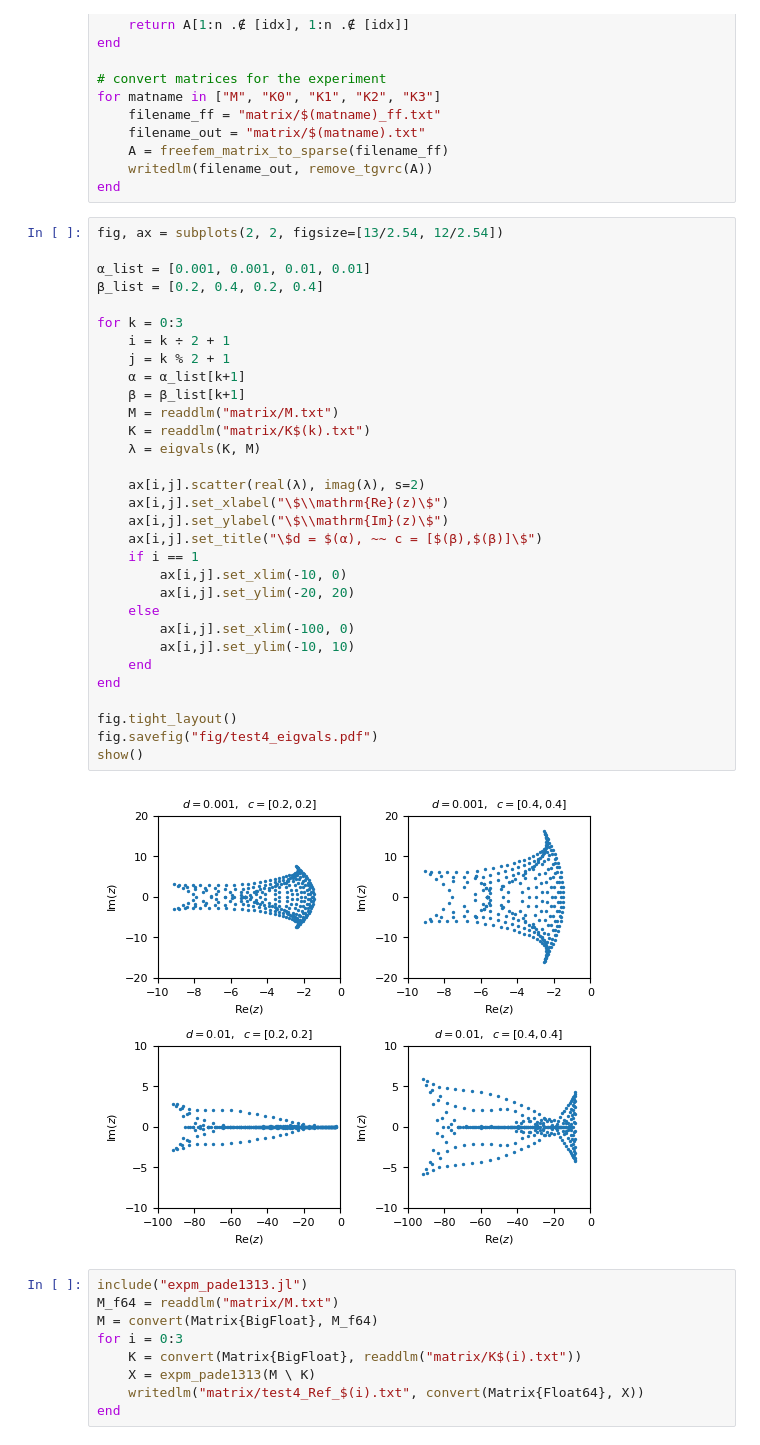
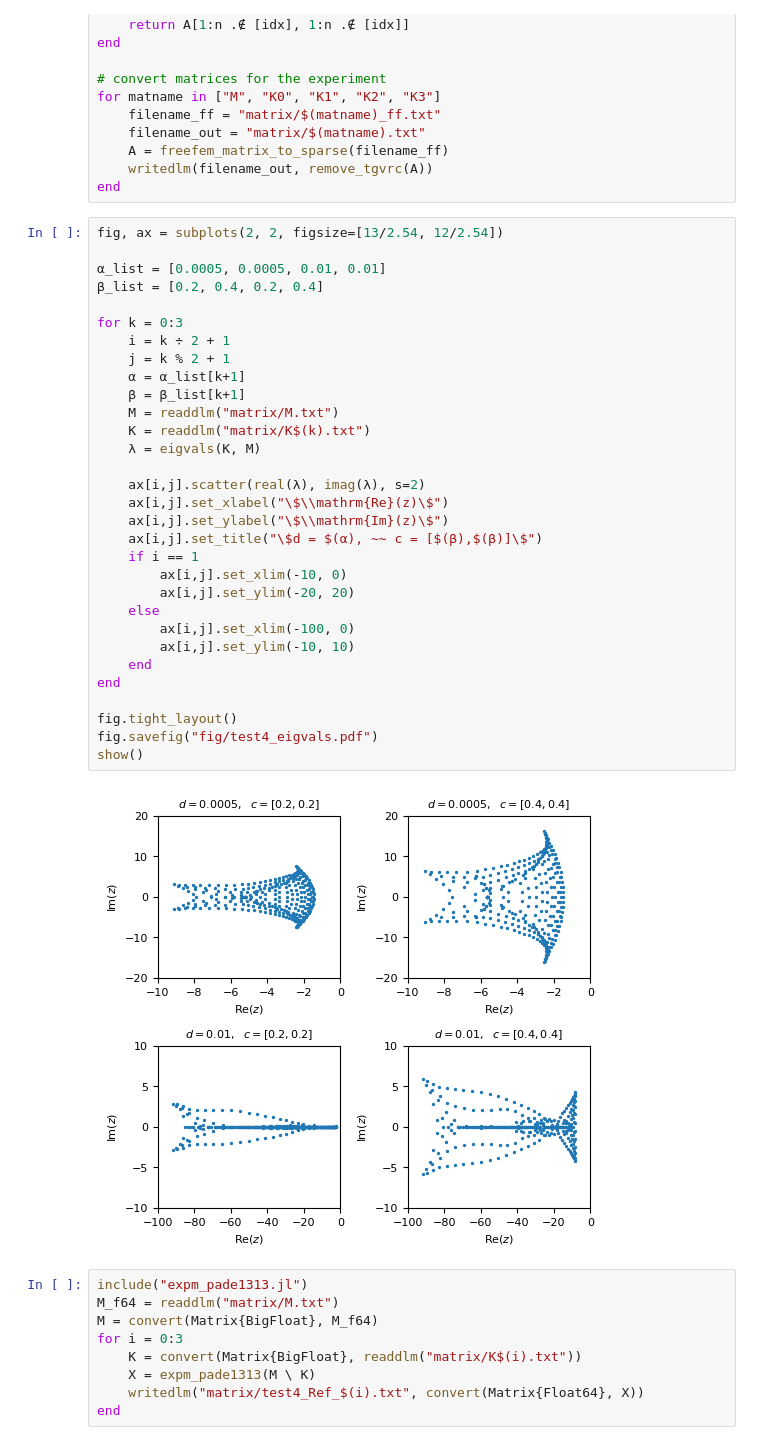
Before and after one commit to f-ttok/article-expmde, a Jupyter notebook: test4.ipynb, the cells around one changed output. Saved outputs shown, nothing was run; the diff lists cells and outputs as text.

```diff
--- a/test4.ipynb
+++ b/test4.ipynb
@@ -91,36 +96,36 @@ end
 # %%
 fig, ax = subplots(2, 2, figsize=[13/2.54, 12/2.54])
 
-α_list = [0.001, 0.001, 0.01, 0.01]
+α_list = [0.0005, 0.0005, 0.01, 0.01]
 β_list = [0.2, 0.4, 0.2, 0.4]
 
 for k = 0:3
     i = k ÷ 2 + 1
     j = k % 2 + 1
     α = α_list[k+1]
     β = β_list[k+1]
     M = readdlm("matrix/M.txt")
     K = readdlm("matrix/K$(k).txt")
     λ = eigvals(K, M)
 
     ax[i,j].scatter(real(λ), imag(λ), s=2)
     ax[i,j].set_xlabel("\$\\mathrm{Re}(z)\$")
     ax[i,j].set_ylabel("\$\\mathrm{Im}(z)\$")
     ax[i,j].set_title("\$d = $(α), ~~ c = [$(β),$(β)]\$")
     if i == 1
         ax[i,j].set_xlim(-10, 0)
         ax[i,j].set_ylim(-20, 20)
     else
         ax[i,j].set_xlim(-100, 0)
         ax[i,j].set_ylim(-10, 10)
     end
 end
 
 fig.tight_layout()
 fig.savefig("fig/test4_eigvals.pdf")
 show()
 # %% [output]
-[figure, old version]
+[figure, new version]
 # %%
 include("expm_pade1313.jl")
 M_f64 = readdlm("matrix/M.txt")
```
Also changed, not shown: parts of 7 cells of this notebook, 5 other files.
